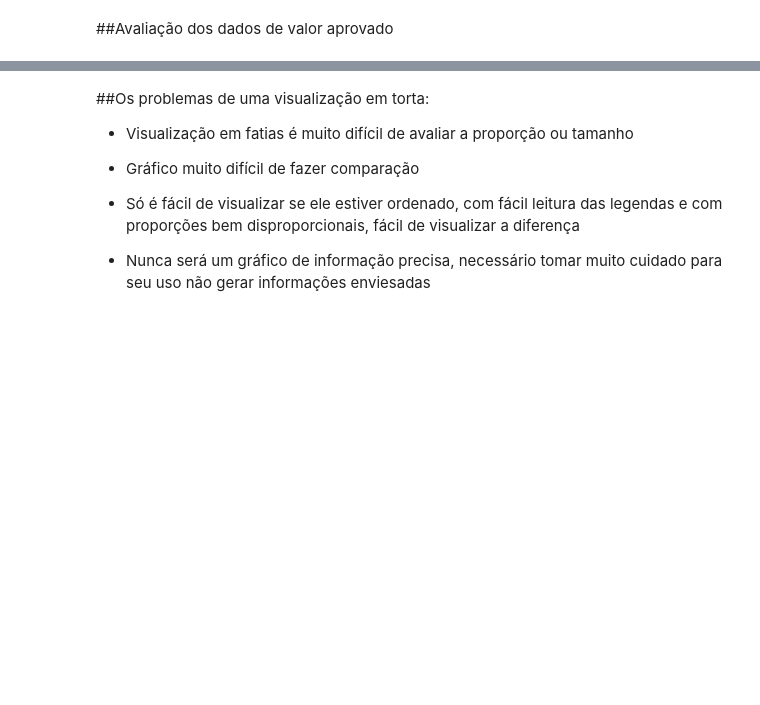
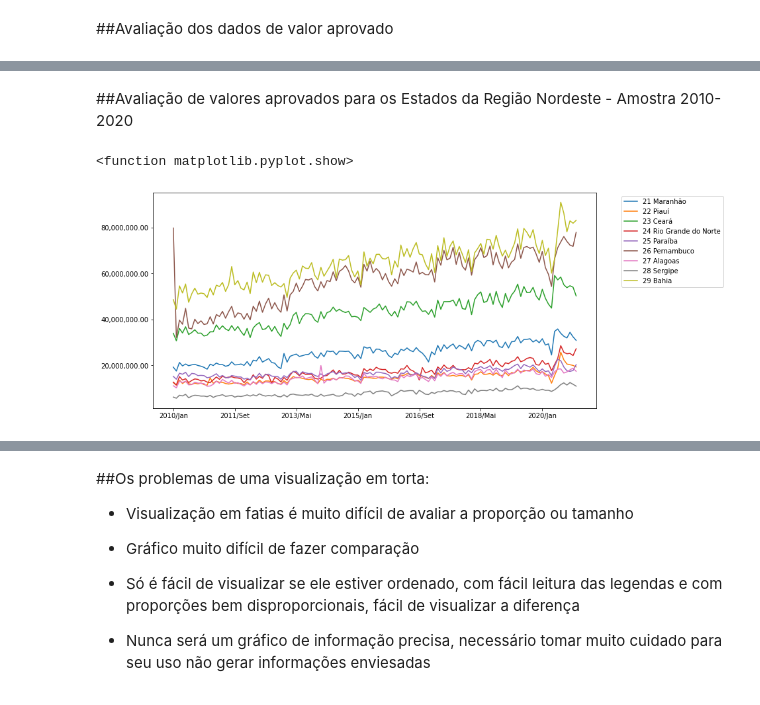
Before and after one commit to victorscouto/bootcamp-alura-datascience, a Jupyter notebook: notebook/super_desafio_modulo01.ipynb, the cells around one changed output, grey strips where cells are left out. Cells and saved outputs as stored; diff of their text form; code cells hidden in the pictures; blank space fills up the shorter version.

```diff
--- a/notebook/super_desafio_modulo01.ipynb
+++ b/notebook/super_desafio_modulo01.ipynb
@@ -187,0 +203,11 @@ See the caveats in the documentation: https://pandas.pydata.org/pandas-docs/stab
+# %% [markdown]
+##Avaliação de valores aprovados para os Estados da Região Nordeste - Amostra 2010-2020
+# %%
+#plotando apenas as colunas de 2010 a 2020
+ax_valores_aprovados_nordeste = valores_aprovados_nordeste[colunas_ref_2010_2020].T.plot(figsize=(12,6))
+ax_valores_aprovados_nordeste.yaxis.set_major_formatter(ticker.StrMethodFormatter("{x:,.2f}"))
+plt.legend(bbox_to_anchor=(1.05,1))
+plt.show
+# %% [output]
+<function matplotlib.pyplot.show>
+[figure, added]
```
Also changed, not shown: parts of 11 cells of this notebook.
